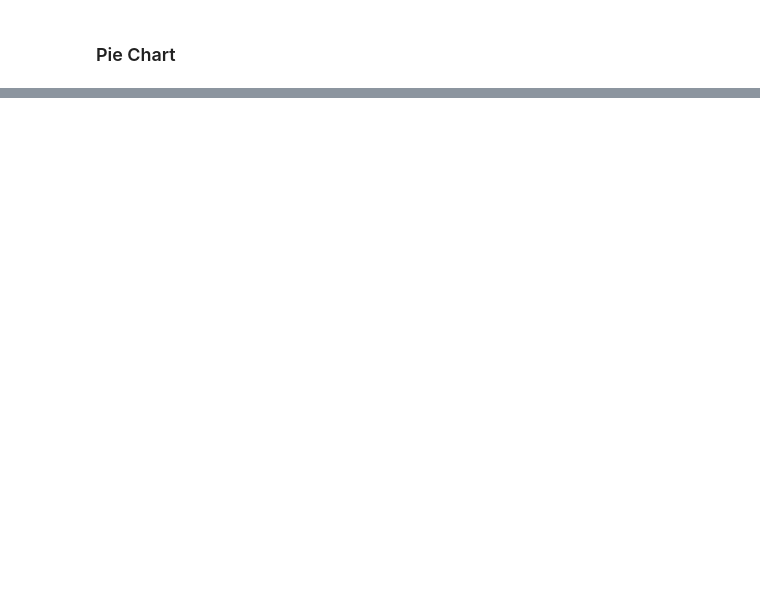
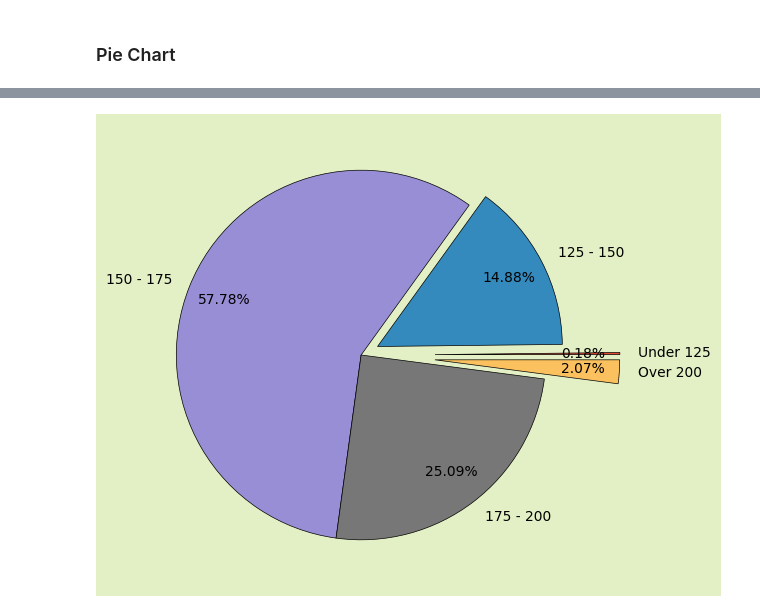
Before and after one commit to PabloDiosquez/Algoritmos_Y_Programacion_UBA, a Jupyter notebook: Mathplotlib_Crash_Course.ipynb, the cells around one changed output, grey strips where cells are left out. Drawn from its saved outputs; the diff is of its cells as text; code cells hidden in the pictures; blank space fills up the shorter version.

```diff
--- a/Mathplotlib_Crash_Course.ipynb
+++ b/Mathplotlib_Crash_Course.ipynb
@@ -191,0 +192,33 @@ plt.show()
+# %%
+# Convert the 'Weight' column to integers by stripping 'lbs' and handling non-string values
+fifa_df.Weight = [int(x.strip('lbs')) if type(x) == str else x for x in fifa_df.Weight]
+
+# Create a figure for the pie chart with custom dimensions and background color
+plt.figure(figsize=(7, 6), facecolor='#e3f0c5')
+
+# Apply a specific style to the plot (ggplot style)
+plt.style.use('ggplot')
+
+# Count the number of players falling into different weight categories
+light = len(fifa_df.loc[fifa_df.Weight < 125])
+light_medium = len(fifa_df.loc[fifa_df.Weight.between(125, 150)])
+medium = len(fifa_df.loc[fifa_df.Weight.between(150, 175)])
+medium_heavy = len(fifa_df.loc[fifa_df.Weight.between(175, 200)])
+heavy = len(fifa_df.loc[fifa_df.Weight >= 200])
+
+# Create a list of counts for each weight category
+weights = [light, light_medium, medium, medium_heavy, heavy]
+
+# Labels for the weight categories
+labels = ['Under 125', '125 - 150', '150 - 175', '175 - 200', 'Over 200']
+
+# Specify the degree of separation (explode) for specific slices of the pie chart
+explode = [0.4, 0.1, 0, 0, 0.4]
+
+# Create the pie chart with the defined weights, labels, percentage format, separation, and visual properties
+plt.pie(weights, labels=labels, autopct='%.2f%%', pctdistance=0.8, explode=explode, wedgeprops={"linewidth": 0.5, "edgecolor": "black"})
+
+# Display the pie chart
+plt.show()
+# %% [output]
+[figure, added]
```
Also changed, not shown: parts of 2 cells of this notebook.
